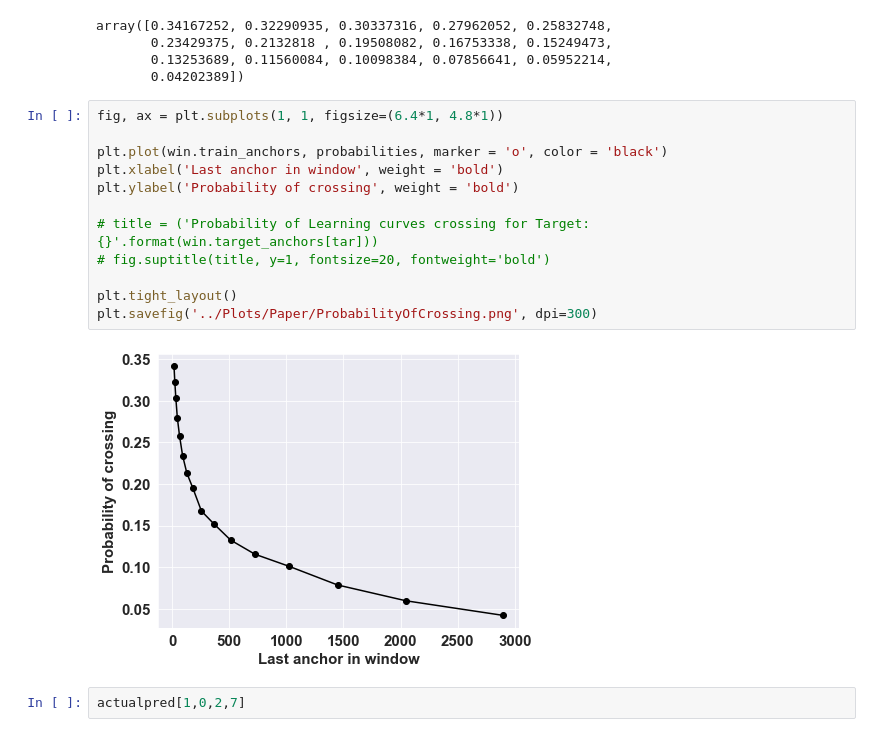
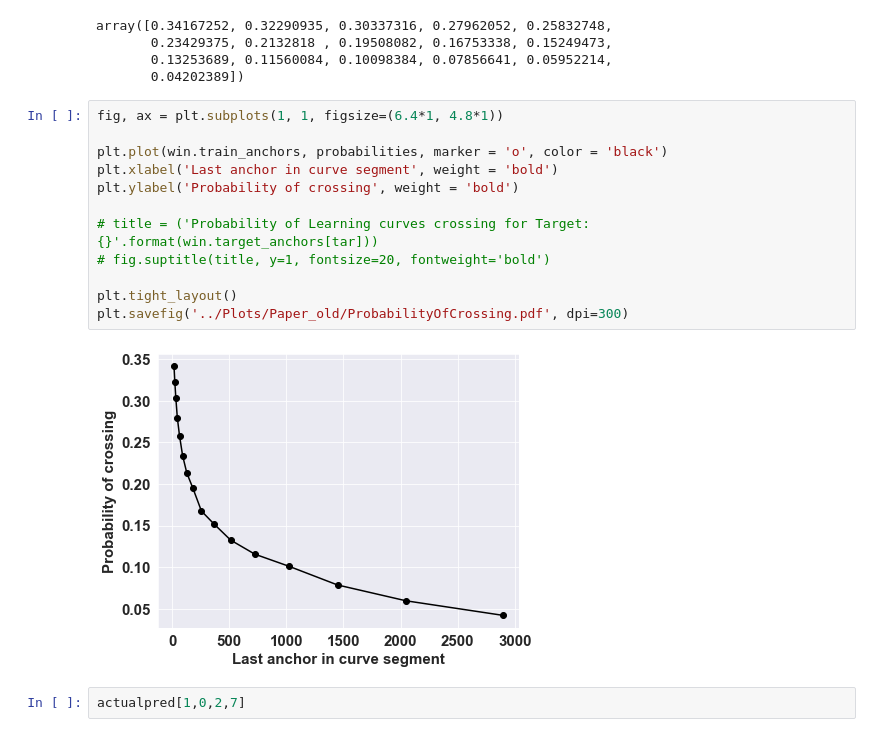
Before and after one commit to quantagenmtg/AMLthesis, a Jupyter notebook: Experiments/Plots_binary.ipynb, the cells around one changed output. Cells and saved outputs as stored; diff of their text form.

Commit message:
Update for paper

```diff
--- a/Experiments/Plots_binary.ipynb
+++ b/Experiments/Plots_binary.ipynb
@@ -2328,17 +2348,17 @@ array([0.34167252, 0.32290935, 0.30337316, 0.27962052, 0.25832748,
 # %%
 fig, ax = plt.subplots(1, 1, figsize=(6.4*1, 4.8*1))
 
 plt.plot(win.train_anchors, probabilities, marker = 'o', color = 'black')
-plt.xlabel('Last anchor in window', weight = 'bold')
+plt.xlabel('Last anchor in curve segment', weight = 'bold')
 plt.ylabel('Probability of crossing', weight = 'bold')
 
 # title = ('Probability of Learning curves crossing for Target: {}'.format(win.target_anchors[tar]))
 # fig.suptitle(title, y=1, fontsize=20, fontweight='bold')
 
 plt.tight_layout()
-plt.savefig('../Plots/Paper/ProbabilityOfCrossing.png', dpi=300)
+plt.savefig('../Plots/Paper_old/ProbabilityOfCrossing.pdf', dpi=300)
 # %% [output]
-[figure, old version]
+[figure, new version]
 # %%
 actualpred[1,0,2,7]
 # %% [output]
```
Also changed, not shown: parts of 2 cells of this notebook, 3 other files.
